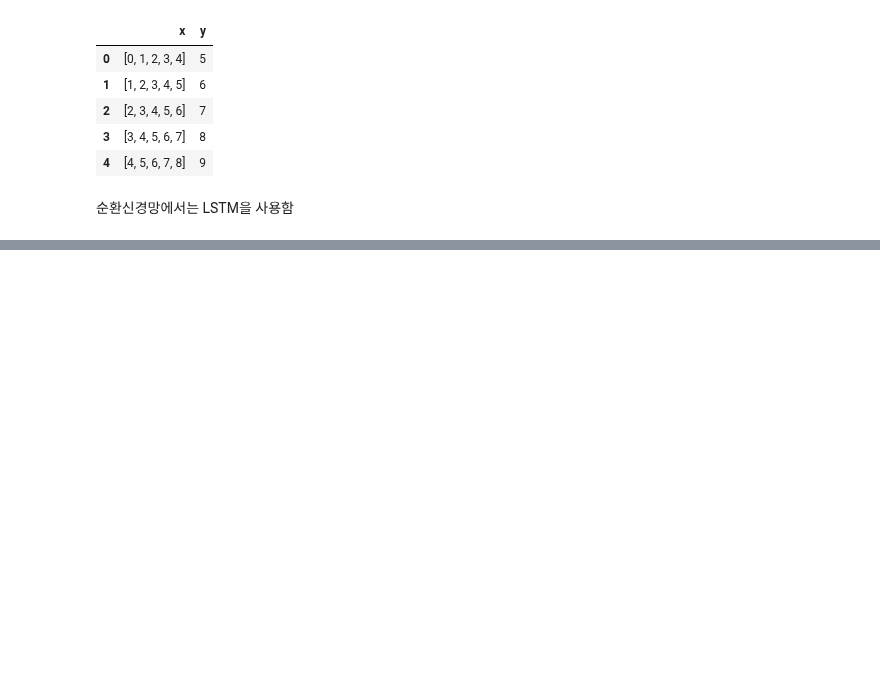
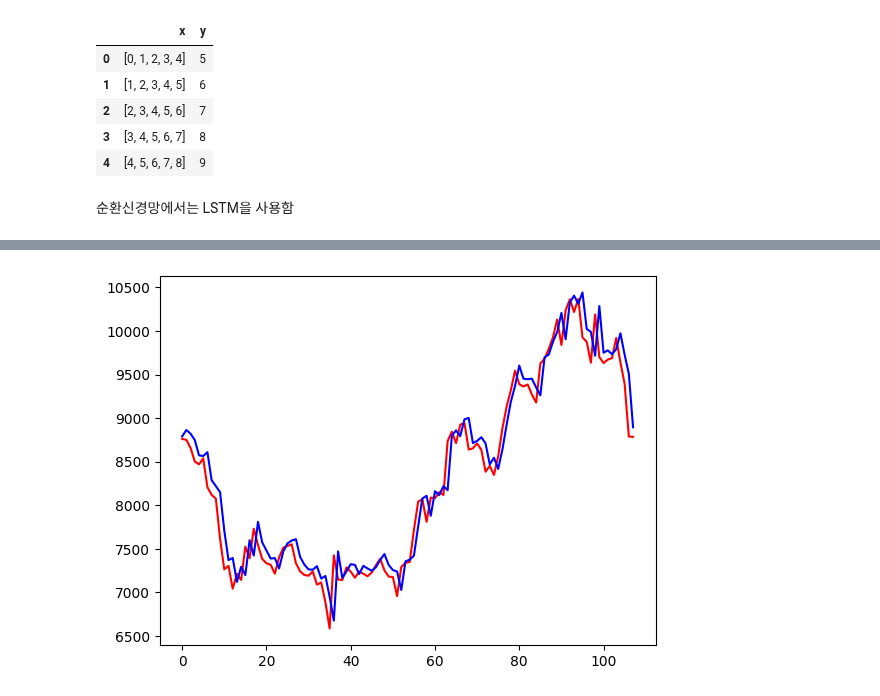
Before and after one commit to leekyuyoung20231211/python, a Jupyter notebook: 시계열데이터_다루기_20240305.ipynb, the cells around one changed output, grey strips where cells are left out. Cells and saved outputs as stored; diff of their text form; code cells hidden in the pictures; blank space fills up the shorter version.

```diff
--- a/시계열데이터_다루기_20240305.ipynb
+++ b/시계열데이터_다루기_20240305.ipynb
@@ -116,0 +125,2 @@ x_test.shape[0]
+# %%
+pred = model.predict(x_test_reshape)
@@ -116,0 +136,7 @@ x_test.shape[0]
+# %%
+# 예측결과
+plt.plot(y_test,color='red')
+plt.plot(pred,color='blue')
+plt.show()
+# %% [output]
+[figure, added]
```
Also changed, not shown: parts of 8 cells of this notebook.
